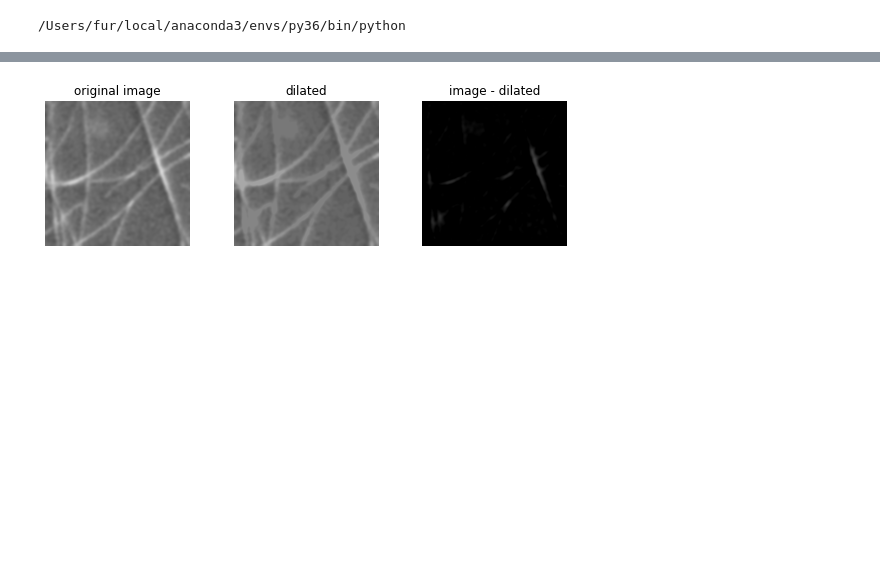
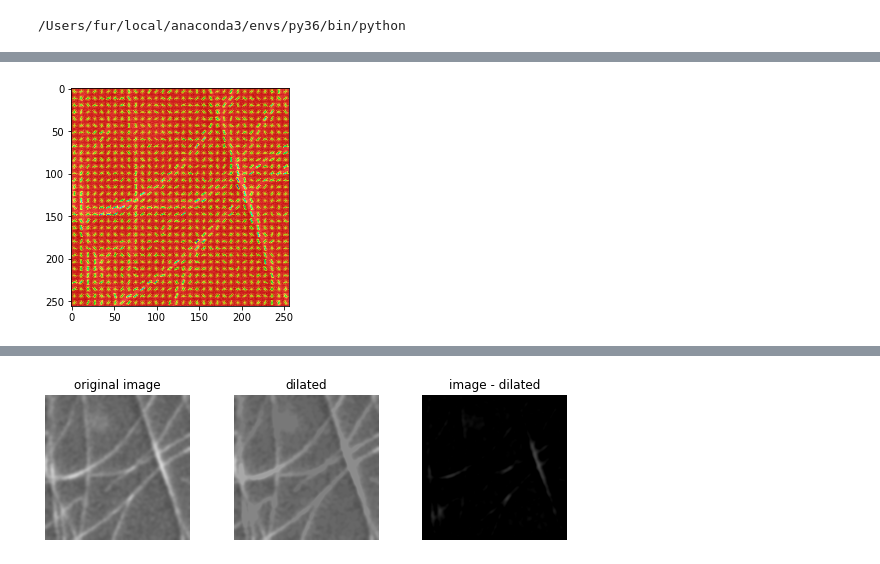
Before and after one commit to hiroshifuruta/hedgehog, a Jupyter notebook: hog.ipynb, the cells around one changed output, grey strips where cells are left out. Drawn from its saved outputs; the diff is of its cells as text; code cells hidden in the pictures; blank space fills up the shorter version.

```diff
--- a/hog.ipynb
+++ b/hog.ipynb
@@ -14,0 +54,14 @@ image_gb = cv2.GaussianBlur(image_raw,(5,5), cv2.BORDER_DEFAULT)
+# %%
+#hog feature
+(hog, hog_image) = feature.hog(image_gb3, orientations=9,
+                    pixels_per_cell=(8, 8), cells_per_block=(4, 4),
+                    block_norm='L2-Hys', visualize=True, transform_sqrt=True)
+
+plt.imshow(image_raw)
+plt.imshow(hog_image,alpha=0.7, cmap='hsv')
+
+
+plt.show()
+#plt.imwrite('hog_gb.jpg', hog_image*255)
+# %% [output]
+[figure, added]
```
Also changed, not shown: parts of 16 cells of this notebook, 3 other files.
